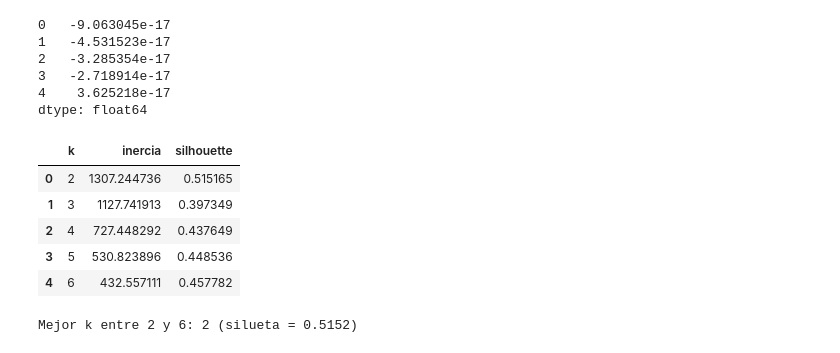
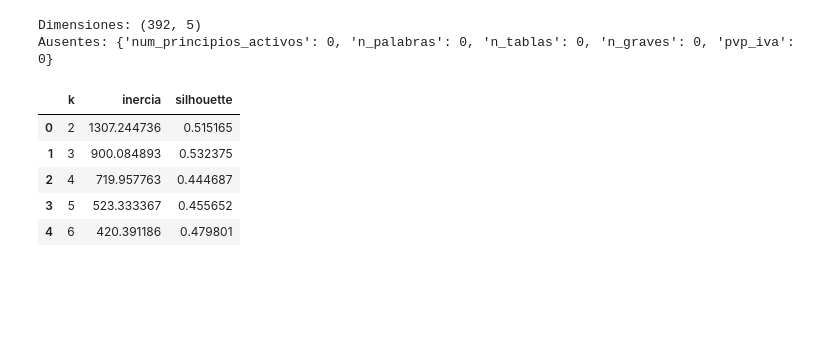
Before and after one commit to alvarofernandezsanchez/proyecto-asma, a Jupyter notebook: src/proyecto_asma/clustering.ipynb, the cells around one changed output. Saved outputs shown, nothing was run; the diff lists cells and outputs as text; code cells hidden in the pictures; blank space fills up the shorter version.

```diff
--- a/src/proyecto_asma/clustering.ipynb
+++ b/src/proyecto_asma/clustering.ipynb
@@ -8,4 +12,0 @@ df = pd.read_csv(RUTA_DATOS)
-# %%
-df["dosis"] = df["dosis"].fillna(df["dosis"].mean())
-# %%
-df= df.drop(columns=["dosis"])
@@ -39,42 +13,31 @@ display(X_scaled.head())
-# %%
-print(X_scaled.mean())
-# %% [output]
-0   -9.063045e-17
-1   -4.531523e-17
-2   -3.285354e-17
-3   -2.718914e-17
-4    3.625218e-17
-dtype: float64
+# %%
+variables = ["num_principios_activos", "n_palabras", "n_tablas", "n_graves", "pvp_iva"]
+X = df[variables]
+print("Dimensiones:", X.shape)
+print("Ausentes:", X.isna().sum().to_dict())
+assert X.notna().all().all(), "Hay valores ausentes en las variables seleccionadas"
+# %% [output]
+Dimensiones: (392, 5)
+Ausentes: {'num_principios_activos': 0, 'n_palabras': 0, 'n_tablas': 0, 'n_graves': 0, 'pvp_iva': 0}
+# %%
+X_escalado = StandardScaler().fit_transform(X)
 # %%
-from sklearn.cluster import KMeans
-from sklearn.metrics import silhouette_score
-
+modelos = {}
 resultados = []
-modelos = {}
-
 for k in range(2, 7):
-    candidato = KMeans(n_clusters=k, random_state=42, n_init="auto")
-    etiquetas_candidato = candidato.fit_predict(X_scaled)
-    modelos[k] = candidato
+    modelo = KMeans(n_clusters=k, random_state=42, n_init=10).fit(X_escalado)
+    modelos[k] = modelo
     resultados.append({
         "k": k,
-        "inercia": candidato.inertia_,
-        "silhouette": silhouette_score(X_scaled, etiquetas_candidato),
+        "inercia": modelo.inertia_,
+        "silhouette": silhouette_score(X_escalado, modelo.labels_),
     })
-
-df_resultado = pd.DataFrame(resultados)
-mejor_fila = df_resultado.loc[df_resultado["silhouette"].idxmax()]
-mejor_k = int(mejor_fila["k"])
-modelo = modelos[mejor_k]
-etiquetas = modelo.labels_
-
-display(df_resultado)
-print(f"Mejor k entre 2 y 6: {mejor_k} (silueta = {mejor_fila['silhouette']:.4f})")
+resultados = pd.DataFrame(resultados)
+display(resultados)
 # %% [output]
 |  | k | inercia | silhouette |
 | 0 | 2 | 1307.244736 | 0.515165 |
-| 1 | 3 | 1127.741913 | 0.397349 |
-| 2 | 4 | 727.448292 | 0.437649 |
-| 3 | 5 | 530.823896 | 0.448536 |
-| 4 | 6 | 432.557111 | 0.457782 |
+| 1 | 3 | 900.084893 | 0.532375 |
+| 2 | 4 | 719.957763 | 0.444687 |
+| 3 | 5 | 523.333367 | 0.455652 |
+| 4 | 6 | 420.391186 | 0.479801 |
-Mejor k entre 2 y 6: 2 (silueta = 0.5152)
```
Also changed, not shown: parts of 14 cells of this notebook.
